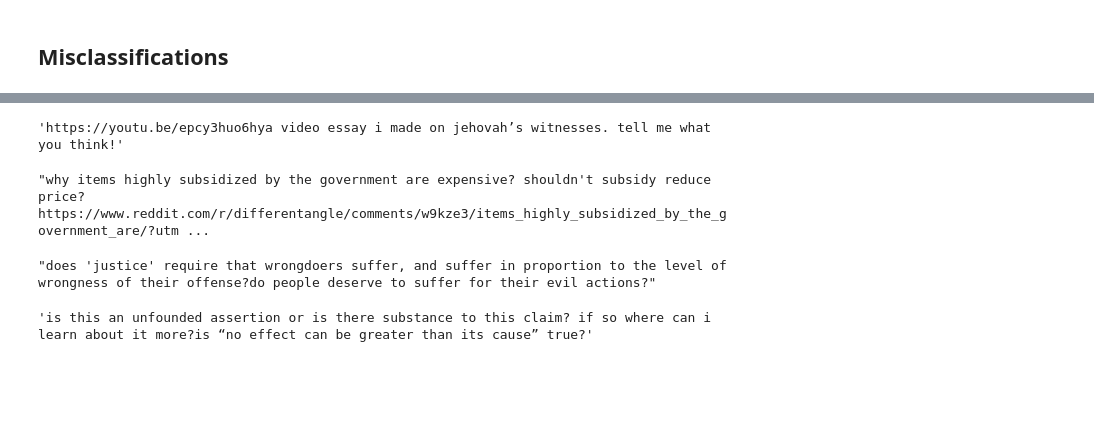
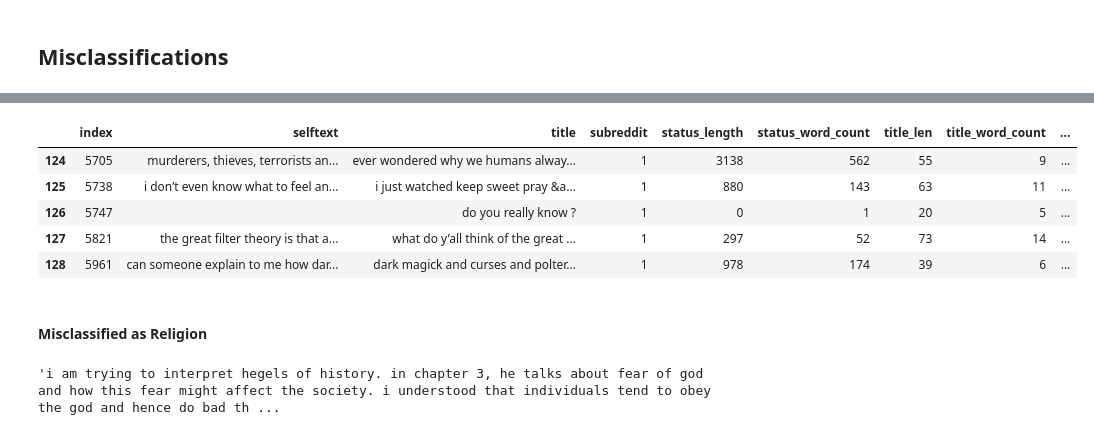
Before and after one commit to myacarrizosa/reddit_nlp_classification, a Jupyter notebook: code/02_Classification Models.ipynb, the cells around one changed output, grey strips where cells are left out. Cells and saved outputs as stored; diff of their text form; code cells hidden in the pictures; blank space fills up the shorter version.

```diff
--- a/code/02_Classification Models.ipynb
+++ b/code/02_Classification Models.ipynb
@@ -1000,16 +1016,15 @@ misclass.head()
+# %%
+misclass.tail()
+# %% [output]
+|  | index | selftext | title | subreddit | status_length | status_word_count | title_len | title_word_count | ... |
+| 124 | 5705 | murderers, thieves, terrorists an... | ever wondered why we humans alway... | 1 | 3138 | 562 | 55 | 9 | ... |
+| 125 | 5738 | i don’t even know what to feel an... | i just watched keep sweet pray &a... | 1 | 880 | 143 | 63 | 11 | ... |
+| 126 | 5747 |  | do you really know ? | 1 | 0 | 1 | 20 | 5 | ... |
+| 127 | 5821 | the great filter theory is that a... | what do y’all think of the great ... | 1 | 297 | 52 | 73 | 14 | ... |
+| 128 | 5961 | can someone explain to me how dar... | dark magick and curses and polter... | 1 | 978 | 174 | 39 | 6 | ... |
+# %% [markdown]
+#### Misclassified as Religion
 # %%
-all_posts['text_no_rp'].iloc[4292]
+misclass['text_no_rp'].iloc[1]
 # %% [output]
-'https://youtu.be/epcy3huo6hya video essay i made on jehovah’s witnesses. tell me what you think!'
+'i am trying to interpret hegels of history. in chapter 3, he talks about fear of god and how this fear might affect the society. i understood that individuals tend to obey the god and hence do bad th ...
-# %%
-all_posts['text_no_rp'].iloc[2694]
-# %% [output]
-"why items highly subsidized by the government are expensive? shouldn't subsidy reduce price? https://www.reddit.com/r/differentangle/comments/w9kze3/items_highly_subsidized_by_the_government_are/?utm ...
-# %%
-all_posts['text_no_rp'].iloc[1123]
-# %% [output]
-"does 'justice' require that wrongdoers suffer, and suffer in proportion to the level of wrongness of their offense?do people deserve to suffer for their evil actions?"
-# %%
-all_posts['text_no_rp'].iloc[1297]
-# %% [output]
-'is this an unfounded assertion or is there substance to this claim? if so where can i learn about it more?is “no effect can be greater than its cause” true?'
```
Also changed, not shown: parts of 29 cells of this notebook, 1 other file.
